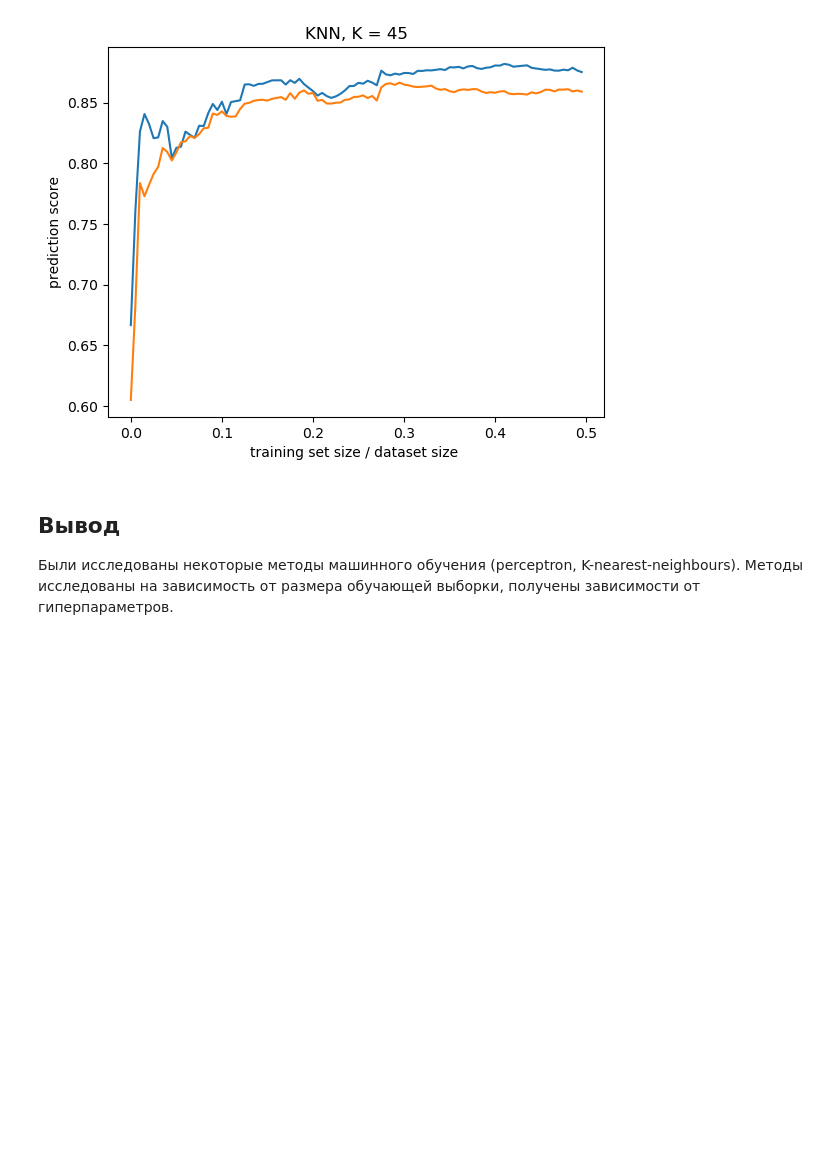
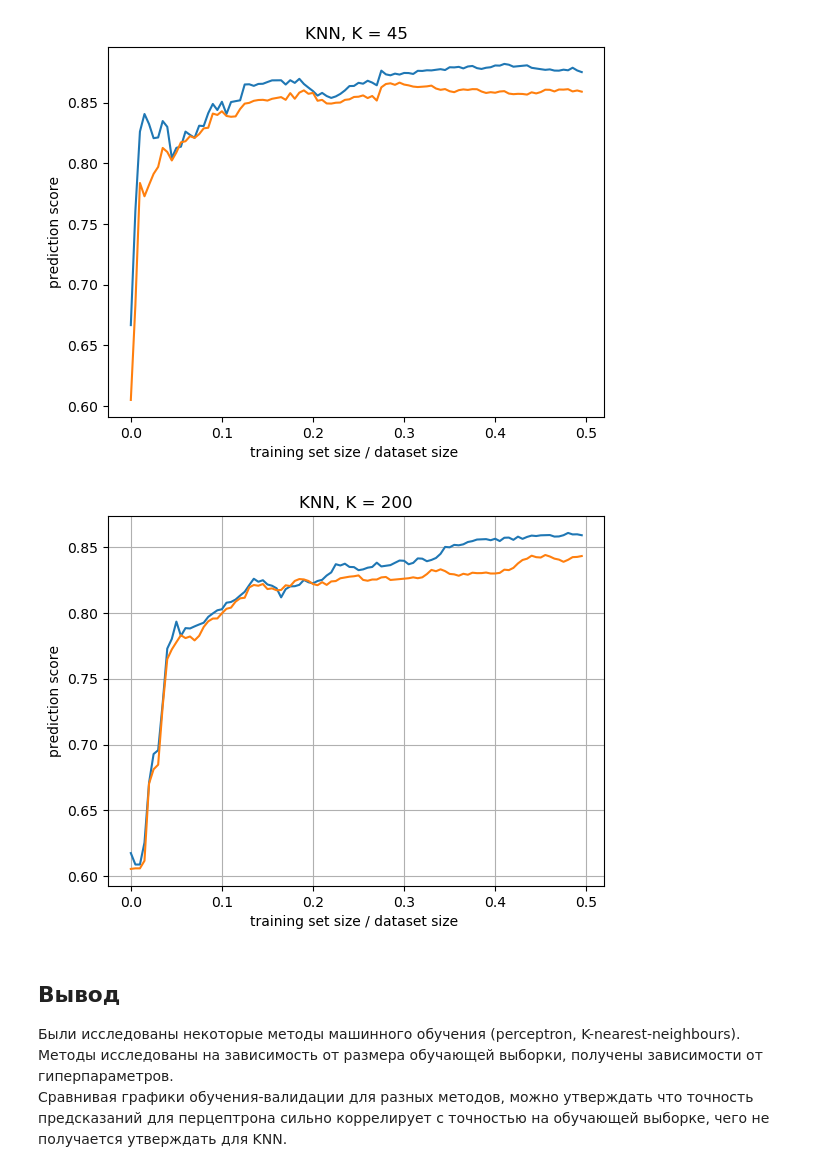
Before and after one commit to dkofanov/ml, a Jupyter notebook: task1/solution.ipynb, the cells around one changed output. Drawn from its saved outputs; the diff is of its cells as text; code cells hidden in the pictures; blank space fills up the shorter version.

```diff
--- a/task1/solution.ipynb
+++ b/task1/solution.ipynb
@@ -273,7 +274,28 @@ plt.xlabel("training set size / dataset size ")
 plt.show()
 # %% [output]
 [figure]
+# %%
+test_scores_knn.clear()
+ctrl_scores_knn.clear()
+
+for i in range(10, N_TRAINS + 10):
+    X_train, X_ctrl, y_train, y_ctrl = train_test_split(X, y, test_size=(1 - STEP * i), random_state=0)
+    K = 200
+    tr_knn, sc_knn = TestKNN(K, X_train, y_train, X_ctrl, y_ctrl)
+    test_scores_knn.append(tr_knn)
+    ctrl_scores_knn.append(sc_knn)
+
+plt.plot(trainset_size, test_scores_knn, label="test")
+plt.plot(trainset_size, ctrl_scores_knn, label="control")
+plt.title("KNN, K = {}".format(K))
+plt.ylabel("prediction score")
+plt.xlabel("training set size / dataset size ")
+plt.grid()
+plt.show()
+# %% [output]
+[figure, added]
 # %% [markdown]
 ## Вывод
 Были исследованы некоторые методы машинного обучения (perceptron, K-nearest-neighbours).
 Методы исследованы на зависимость от размера обучающей выборки, получены зависимости от гиперпараметров.
+Сравнивая графики обучения-валидации для разных методов, можно утверждать что точность предсказаний для перцептрона сильно коррелирует с точностью на обучающей выборке, чего не получается утверждать для KNN.
```
Also changed, not shown: parts of 3 cells of this notebook.
